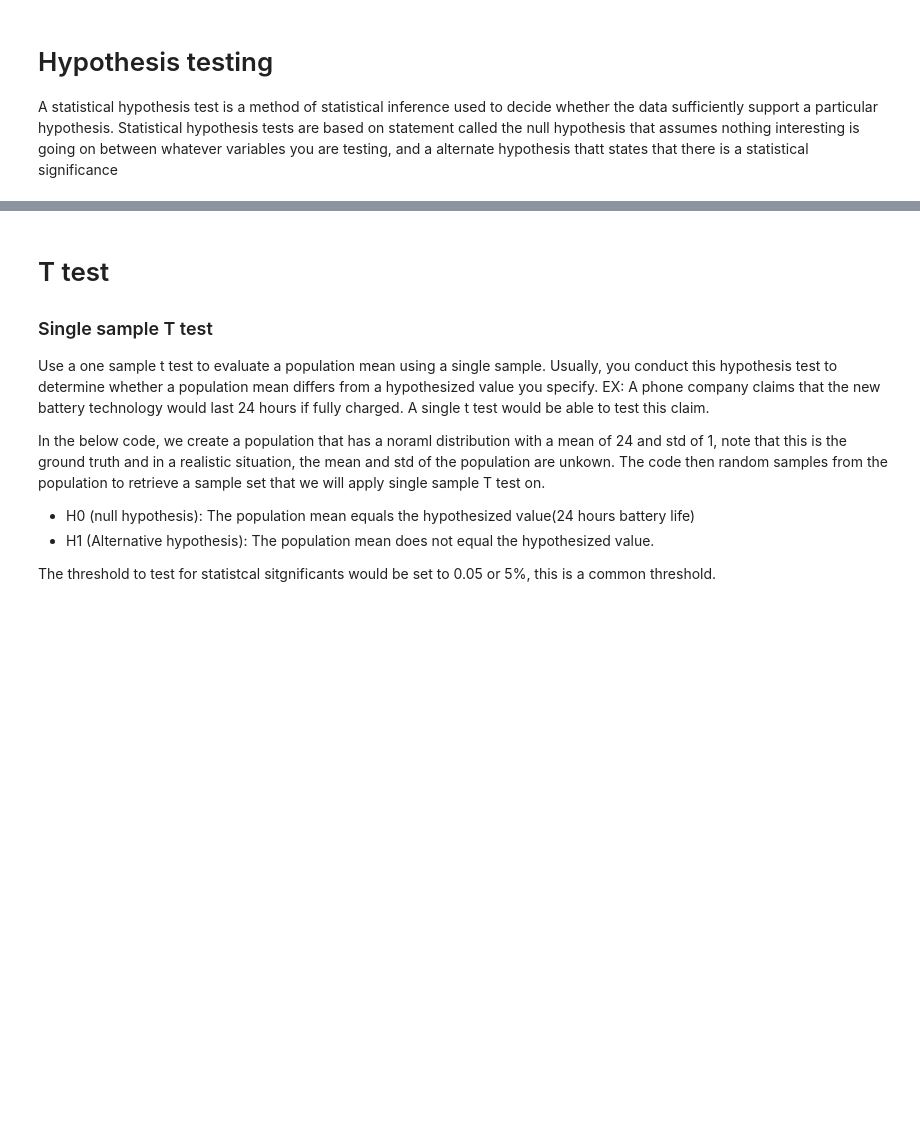
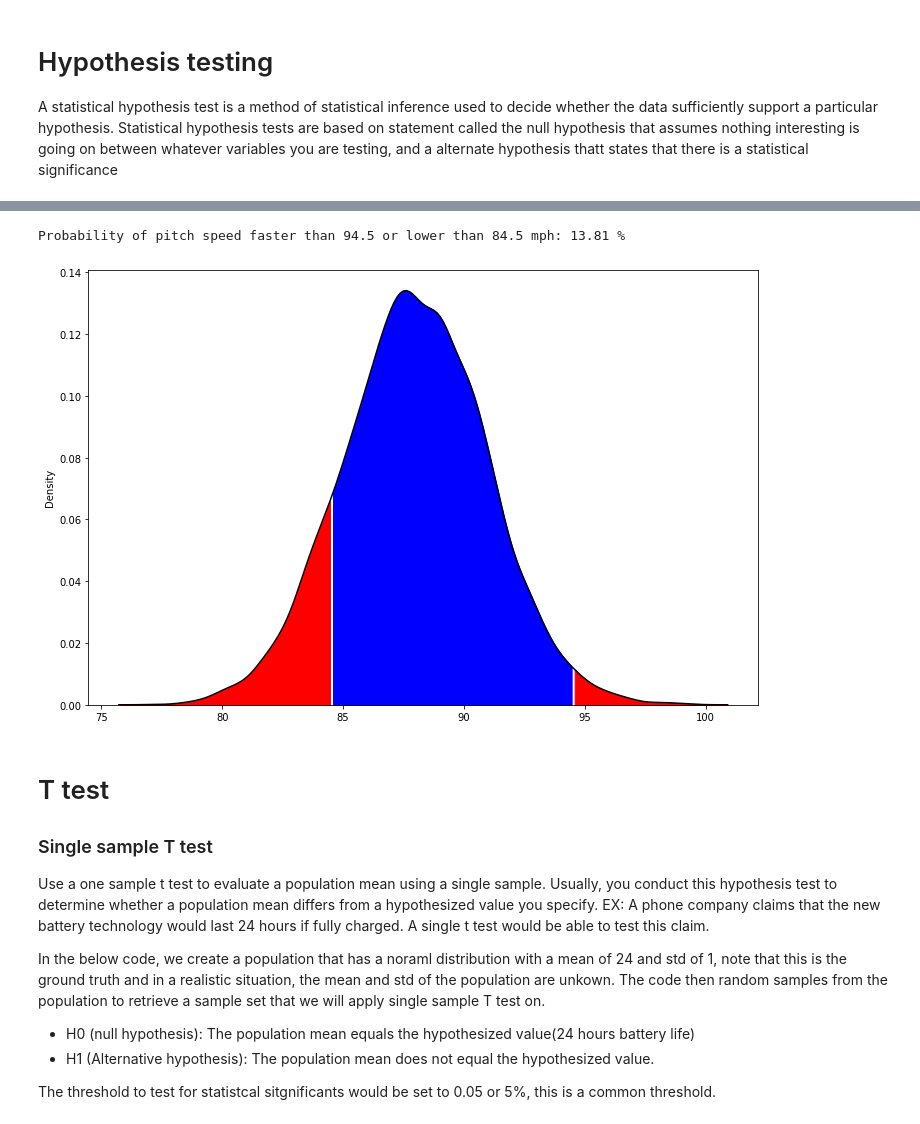
Before and after one commit to chris199713/Hypothesis_test, a Jupyter notebook: Hypothesis_testing.ipynb, the cells around one changed output, grey strips where cells are left out. Saved outputs shown, nothing was run; the diff lists cells and outputs as text; code cells hidden in the pictures; blank space fills up the shorter version.

```diff
--- a/Hypothesis_testing.ipynb
+++ b/Hypothesis_testing.ipynb
@@ -110,3 +139,28 @@ Sample mean:88.31570874427538
+# %%
+from scipy.integrate import trapz
+fig,ax = plt.subplots(figsize = (12,8))
+
+points = sns.kdeplot(population_speed,color='black').get_lines()[0].get_data()
+x = points[0]
+y = points[1]
+
+lower_mask = x < 84.5
+lower_filled_x, lower_filled_y = x[lower_mask], y[lower_mask]
+lower_area = np.trapz(lower_filled_y, lower_filled_x)
+
+upper_mask = x > 94.5
+upper_filled_x, upper_filled_y = x[upper_mask], y[upper_mask]
+upper_area = np.trapz(upper_filled_y, upper_filled_x)
+
+area = lower_area + upper_area
+plt.fill_between(x,y,where = x < 84.5, color='r')
+plt.fill_between(x,y,where = (x > 84.5) & (x < 94.5),color='b')
+plt.fill_between(x,y,where = x > 94.5,color='r')
+
+print(f'Probability of pitch speed faster than 94.5 or lower than 84.5 mph: {area.round(4) * 100} %')
+# %% [output]
+Probability of pitch speed faster than 94.5 or lower than 84.5 mph: 13.81 %
+[figure, added]
 # %% [markdown]
 # T test
 ### Single sample T test
```
Also changed, not shown: parts of 11 cells of this notebook.
